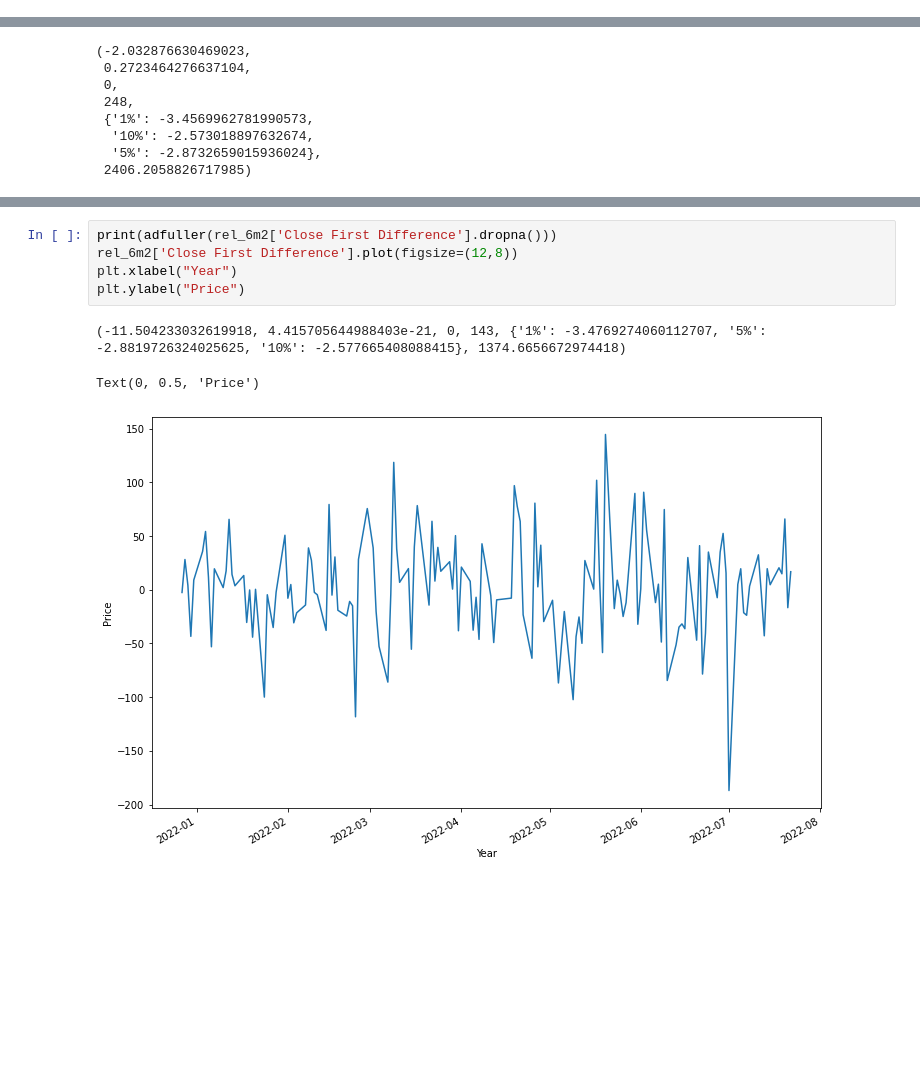
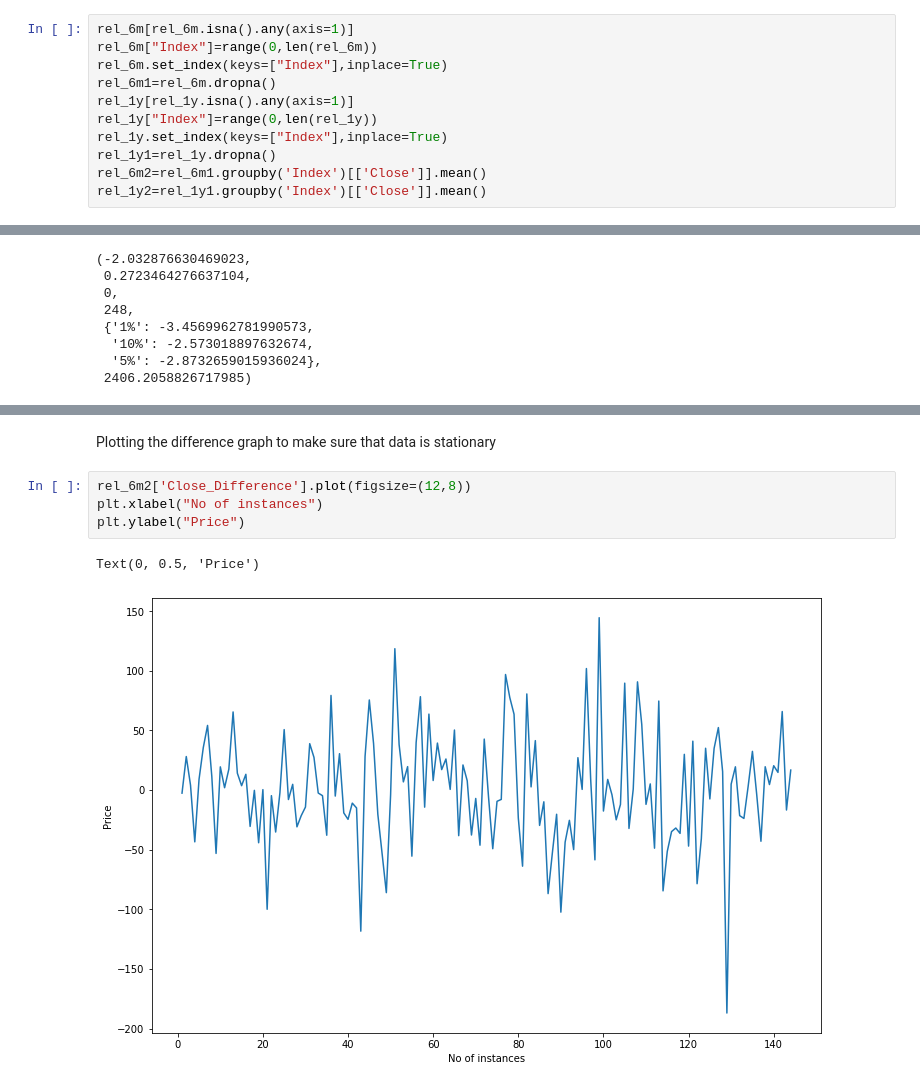
Before and after one commit to ArchitGupta-IITB/StockMarket-ARIMA-Model-, a Jupyter notebook: assignment.ipynb, the cells around one changed output, grey strips where cells are left out. Saved outputs shown, nothing was run; the diff lists cells and outputs as text; blank space fills up the shorter version.

```diff
--- a/assignment.ipynb
+++ b/assignment.ipynb
@@ -43,0 +51,11 @@ rel_1y2=rel_1y1.groupby('Date')[['Close']].mean()
+# %%
+rel_6m[rel_6m.isna().any(axis=1)]
+rel_6m["Index"]=range(0,len(rel_6m))
+rel_6m.set_index(keys=["Index"],inplace=True)
+rel_6m1=rel_6m.dropna()
+rel_1y[rel_1y.isna().any(axis=1)]
+rel_1y["Index"]=range(0,len(rel_1y))
+rel_1y.set_index(keys=["Index"],inplace=True)
+rel_1y1=rel_1y.dropna()
+rel_6m2=rel_6m1.groupby('Index')[['Close']].mean()
+rel_1y2=rel_1y1.groupby('Index')[['Close']].mean()
@@ -116,13 +139,13 @@ adfuller(rel_1y2['Close First Difference'].dropna())
   '10%': -2.5730443824681606,
   '5%': -2.873313676101283},
  2402.2319188202864)
+# %% [markdown]
+Plotting the difference graph to make sure that data is stationary
 # %%
-print(adfuller(rel_6m2['Close First Difference'].dropna()))
-rel_6m2['Close First Difference'].plot(figsize=(12,8))
-plt.xlabel("Year")
+rel_6m2['Close_Difference'].plot(figsize=(12,8))
+plt.xlabel("No of instances")
 plt.ylabel("Price")
 # %% [output]
-(-11.504233032619918, 4.415705644988403e-21, 0, 143, {'1%': -3.4769274060112707, '5%': -2.8819726324025625, '10%': -2.577665408088415}, 1374.6656672974418)
+Text(0, 0.5, 'Price')
-Text(0, 0.5, 'Price')
-[figure, old version]
+[figure, new version]
 # %%
```
Also changed, not shown: parts of 44 cells of this notebook.
